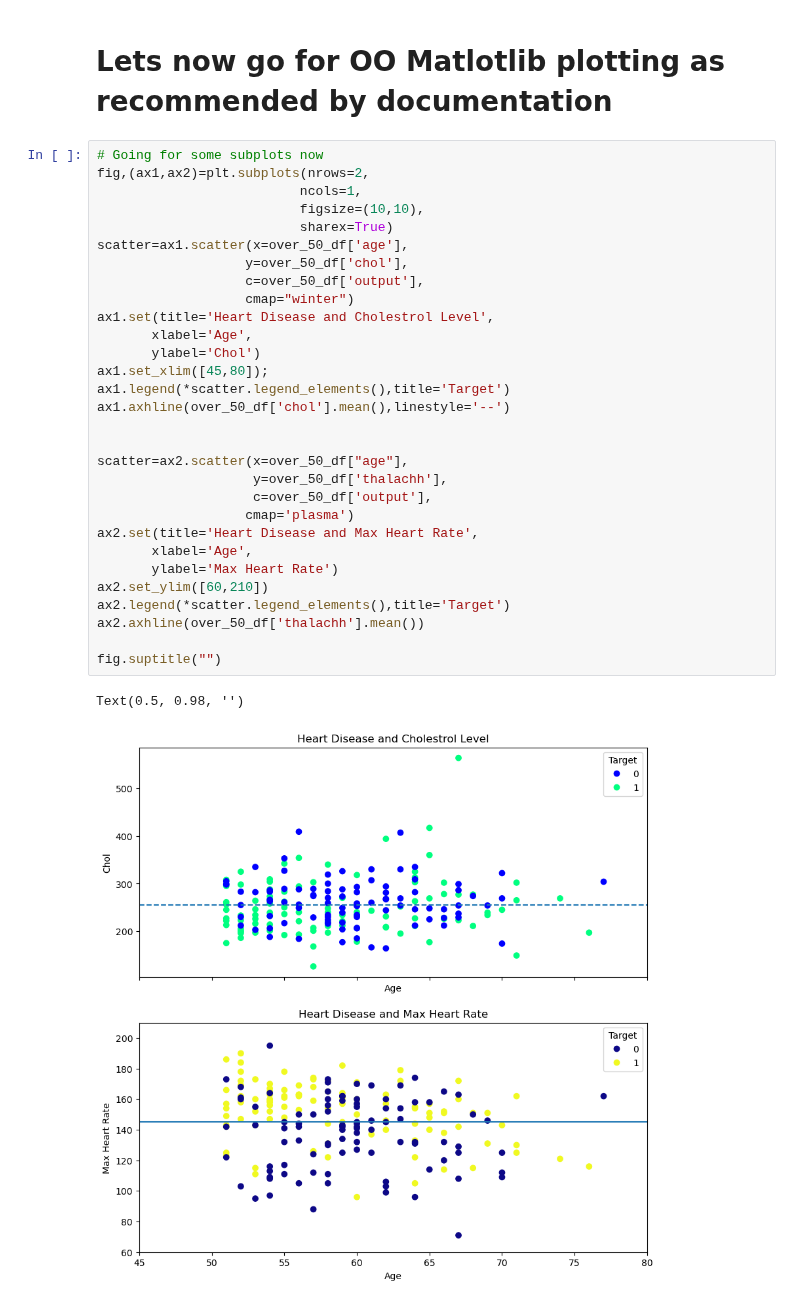
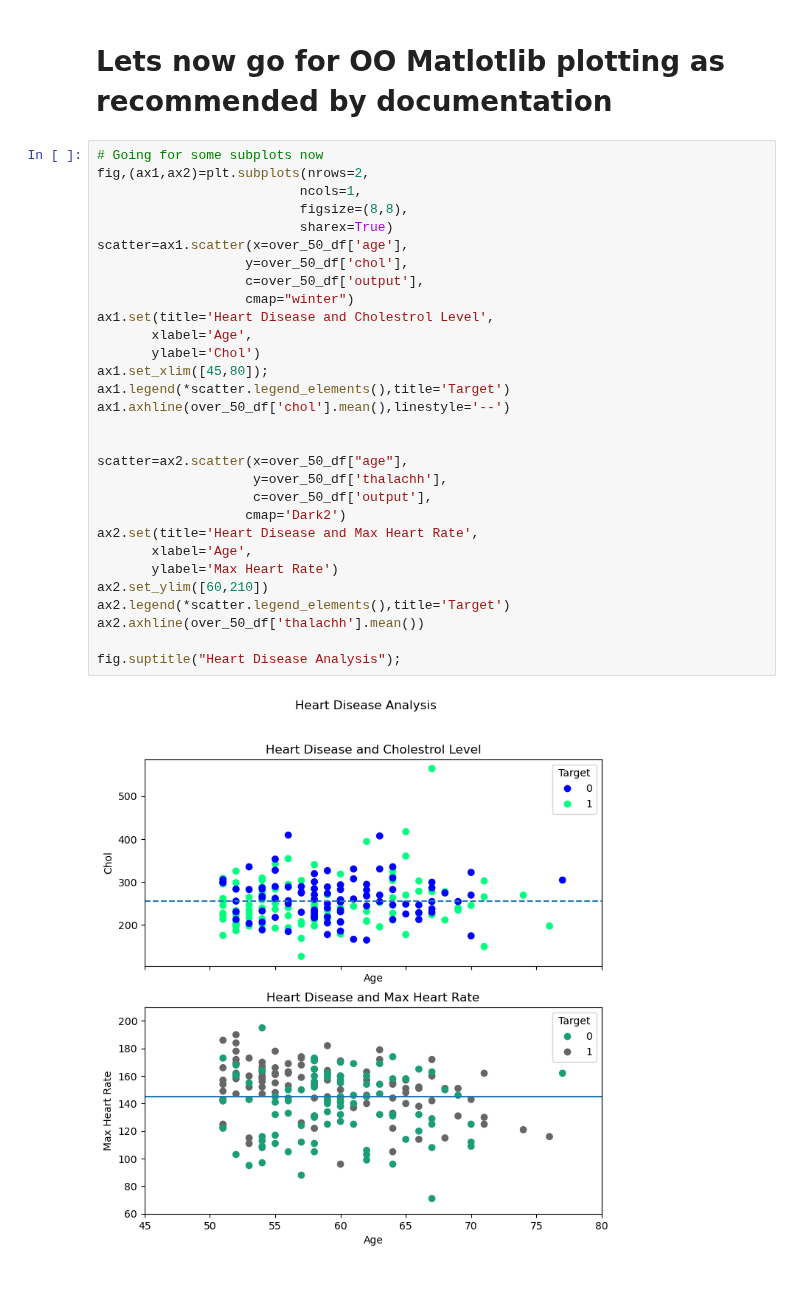
Before and after one commit to FairozAhmadSheikh/Machine_and_Deep_Learning_Basic_To_Advance, a Jupyter notebook: revision_matplotlib.ipynb, the cells around one changed output. Saved outputs shown, nothing was run; the diff lists cells and outputs as text.

Commit message:
setting styles and save image : completed revision

```diff
--- a/revision_matplotlib.ipynb
+++ b/revision_matplotlib.ipynb
@@ -391,33 +391,32 @@ ax.axhline(over_50_df['chol'].mean(),linestyle="--");
 # %%
 # Going for some subplots now
 fig,(ax1,ax2)=plt.subplots(nrows=2,
                           ncols=1,
-                          figsize=(10,10),
+                          figsize=(8,8),
                           sharex=True)
 scatter=ax1.scatter(x=over_50_df['age'],
                    y=over_50_df['chol'],
                    c=over_50_df['output'],
                    cmap="winter")
 ax1.set(title='Heart Disease and Cholestrol Level',
        xlabel='Age',
        ylabel='Chol')
 ax1.set_xlim([45,80]);
 ax1.legend(*scatter.legend_elements(),title='Target')
 ax1.axhline(over_50_df['chol'].mean(),linestyle='--')
 
 
 scatter=ax2.scatter(x=over_50_df["age"],
                     y=over_50_df['thalachh'],
                     c=over_50_df['output'],
-                   cmap='plasma')
+                   cmap='Dark2')
 ax2.set(title='Heart Disease and Max Heart Rate',
        xlabel='Age',
        ylabel='Max Heart Rate')
 ax2.set_ylim([60,210])
 ax2.legend(*scatter.legend_elements(),title='Target')
 ax2.axhline(over_50_df['thalachh'].mean())
 
-fig.suptitle("")
+fig.suptitle("Heart Disease Analysis");
 # %% [output]
-Text(0.5, 0.98, '')
-[figure, old version]
+[figure, new version]
```
Also changed, not shown: parts of 5 cells of this notebook.
